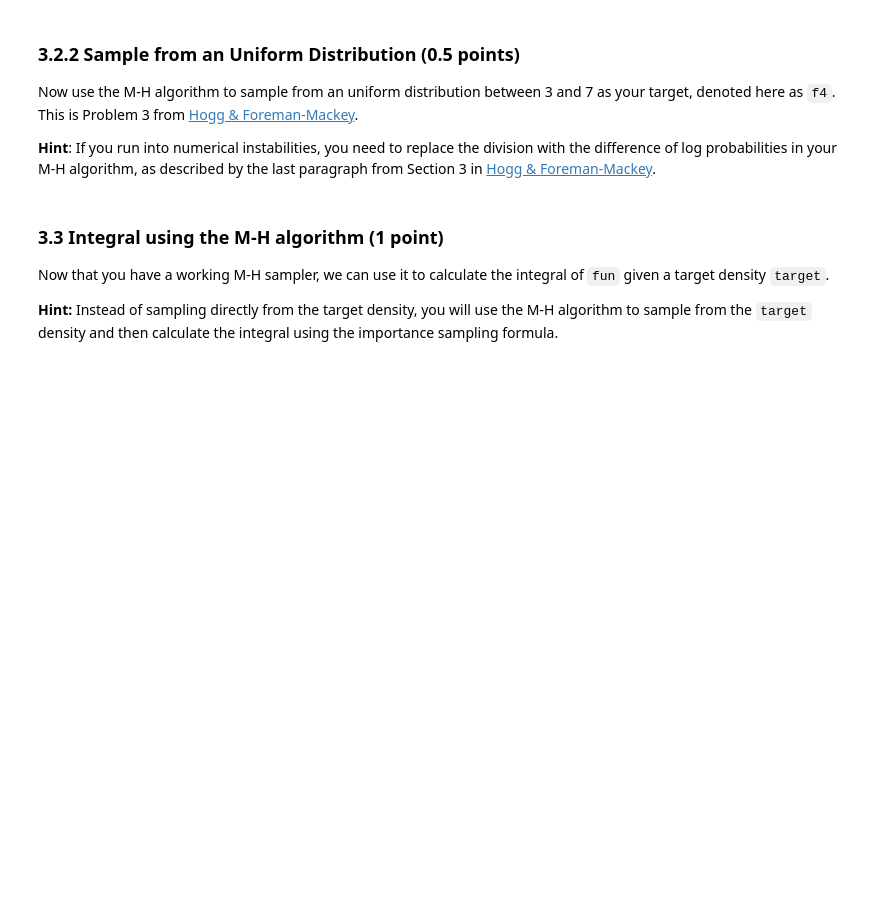
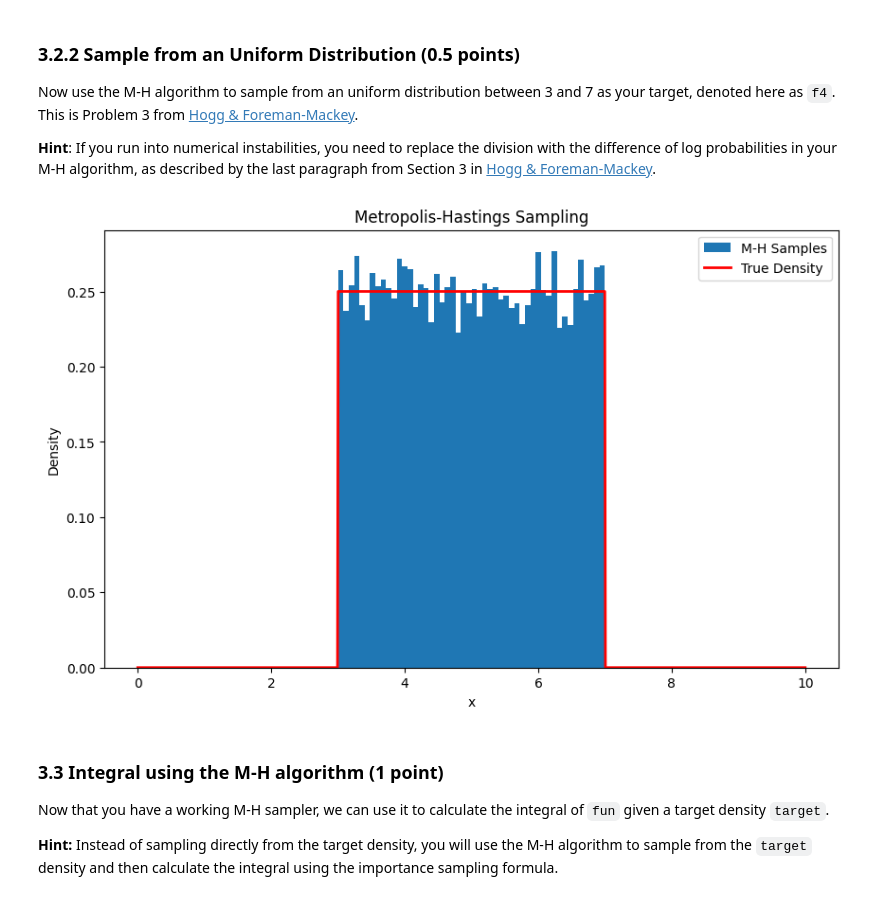
Before and after one commit to Anananas42/NP-hard-assignment2, a Jupyter notebook: Assignment3-Students.ipynb, the cells around one changed output. Saved outputs shown, nothing was run; the diff lists cells and outputs as text; code cells hidden in the pictures; blank space fills up the shorter version.

```diff
--- a/Assignment3-Students.ipynb
+++ b/Assignment3-Students.ipynb
@@ -1451,34 +1461,49 @@ def metropolis_hastings(n_steps,q):
     Parameters:
     - n_steps (int): the number of MCMC steps.
     - q (function): the target distribution.
 
     Returns:
     - list of floats: the generated samples.
     """
     # Sampler parameters
 
     samples = []
 
     # YOUR CODE HERE
+    prev_candidate = 5
+    for step in range(n_steps):
+        samples.append(prev_candidate)
+        candidate = normal_rv(prev_candidate, 1) # Use normal distribution with mean at previous value and variance 1
+        q_new = q(candidate)
+        q_prev = q(prev_candidate)
+        if q_new == 0:
+            continue
+        nom = np.log(normal_pdf(prev_candidate, candidate, 1)) + np.log(q_new)
+        denom = np.log(normal_pdf(candidate, prev_candidate, 1)) + np.log(q_prev)
+        if np.log(uniform_rv()) < nom - denom:
+            prev_candidate = candidate
+
 
     return samples
 
-n_steps = 100000  # Number of MCMC steps
+n_steps = 20000  # Number of MCMC steps
 samples = metropolis_hastings(n_steps, q = f4)
 
 # Plotting the results
 plt.figure(figsize = (10, 6))
 plt.hist(samples, bins = 50, density = True, label = "M-H Samples")
 
 # Plotting the true density
 x_values = np.linspace(0, 10, 1000)
 true_density = [f4(x) for x in x_values]
 plt.plot(x_values, true_density, 'r-', lw = 2, label='True Density')
 plt.title('Metropolis-Hastings Sampling')
 plt.xlabel('x')
 plt.ylabel('Density')
 plt.legend()
 plt.show()
+# %% [output]
+[figure, added]
 # %% [markdown]
 ### 3.3 Integral using the M-H algorithm (1 point)
 
```
Also changed, not shown: parts of 6 cells of this notebook.
